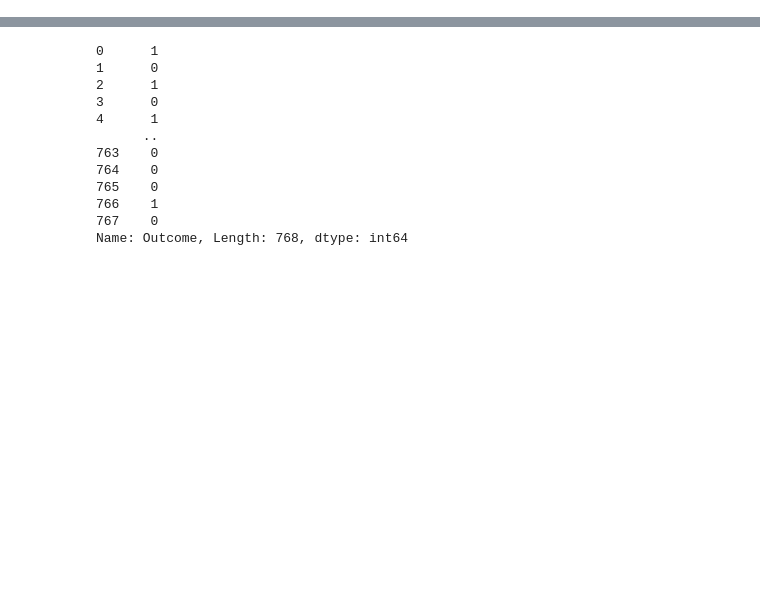
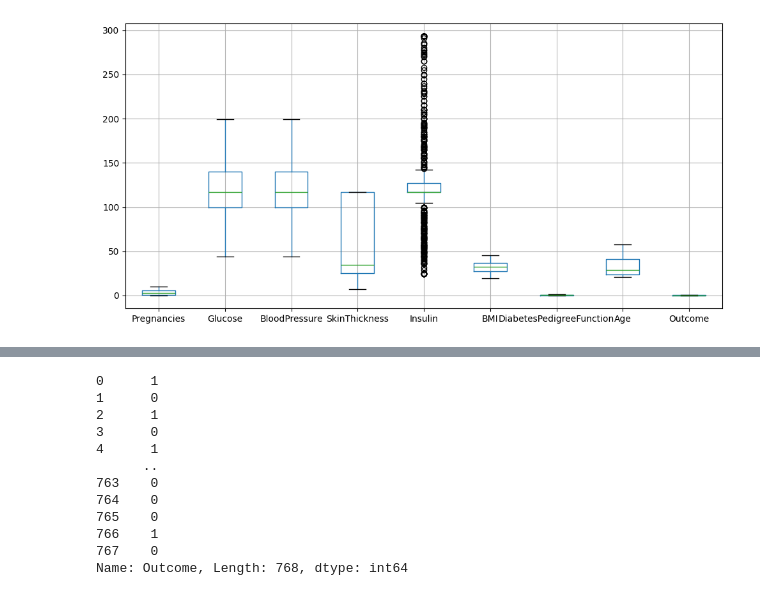
Before and after one commit to bytesbyt/ds_diabetes, a Jupyter notebook: diabetes.ipynb, the cells around one changed output, grey strips where cells are left out. Cells and saved outputs as stored; diff of their text form; code cells hidden in the pictures; blank space fills up the shorter version.

```diff
--- a/diabetes.ipynb
+++ b/diabetes.ipynb
@@ -196,0 +180,8 @@ y = dataset.iloc[:, -1]
+# %%
+# Boxplot
+
+df.boxplot(figsize=(10,5))
+plt.tight_layout()
+plt.show()
+# %% [output]
+[figure, added]
```
Also changed, not shown: parts of 54 cells of this notebook, 1 other file.
